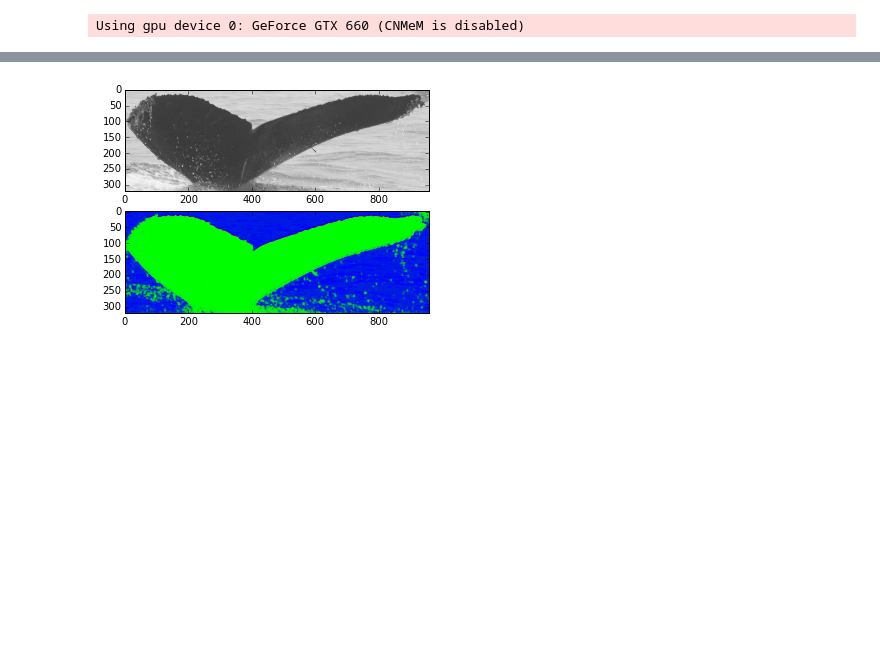
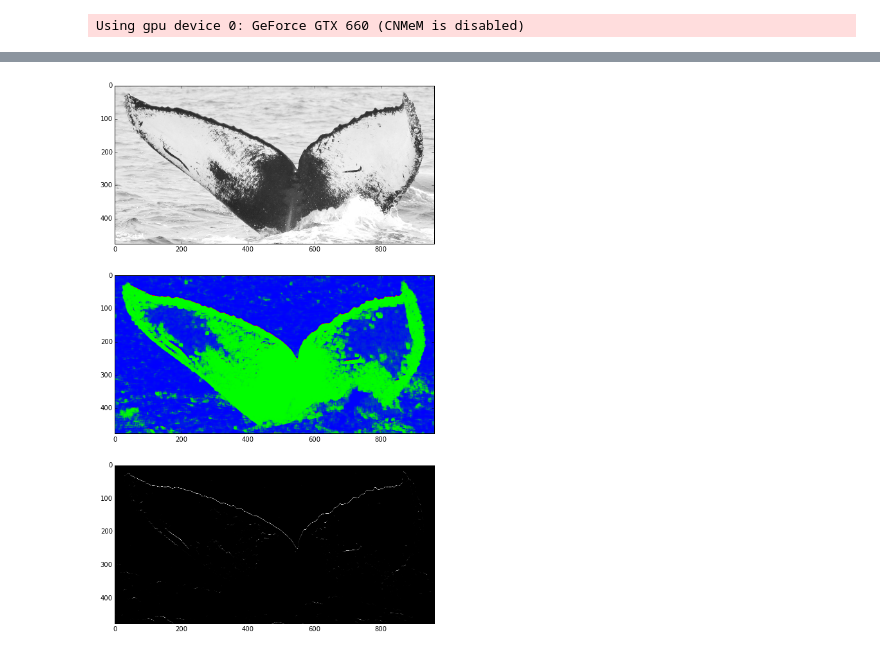
Before and after one commit to zmjjmz/thesiswork, a Jupyter notebook: edge_extract/Network Analysis.ipynb, the cells around one changed output, grey strips where cells are left out. Drawn from its saved outputs; the diff is of its cells as text; code cells hidden in the pictures; blank space fills up the shorter version.

```diff
--- a/edge_extract/Network Analysis.ipynb
+++ b/edge_extract/Network Analysis.ipynb
@@ -92,19 +89,22 @@ show_output(dset_for_model['valid']['X'], dset_for_model['valid']['y'], segmenta
 # %%
 import glob
 import random
 import cv2
 imgs_dir = join(dataset_loc, "Flukes/CRC_combined constrained/")
 all_imgs = glob.glob(join(imgs_dir, "*"))
 def see_random_image(all_imgs, network_fn):
     imgn = random.choice(all_imgs)
     img = cv2.imread(imgn)
     img_normed = np.array((img - 128) / 255., dtype='float32').swapaxes(0,2)
     img_normed = img_normed.reshape(1, *img_normed.shape)
     img_output = network_fn(img_normed)
     img_output = img_output.swapaxes(1,3)[0]
-    f, ax = plt.subplots(2)
+    f, ax = plt.subplots(3, figsize=(15,15))
     ax[0].imshow(img)
+    #plt.gray()
     ax[1].imshow(img_output)
+    plt.gray()
+    ax[2].imshow(img_output[:,:,0])
 see_random_image(all_imgs, segmenter_fn)
 # %% [output]
-[figure, old version]
+[figure, new version]
```
Also changed, not shown: parts of 6 cells of this notebook, 7 other files.
